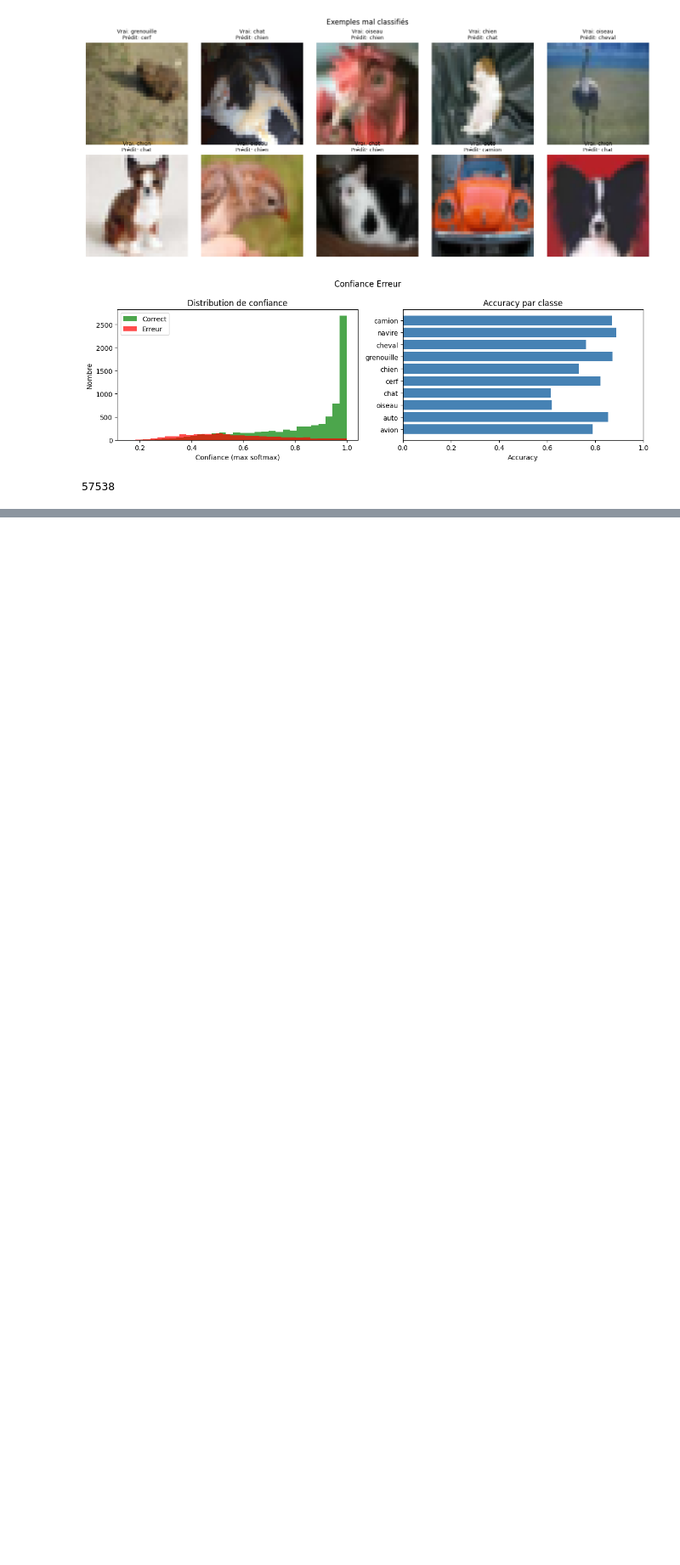
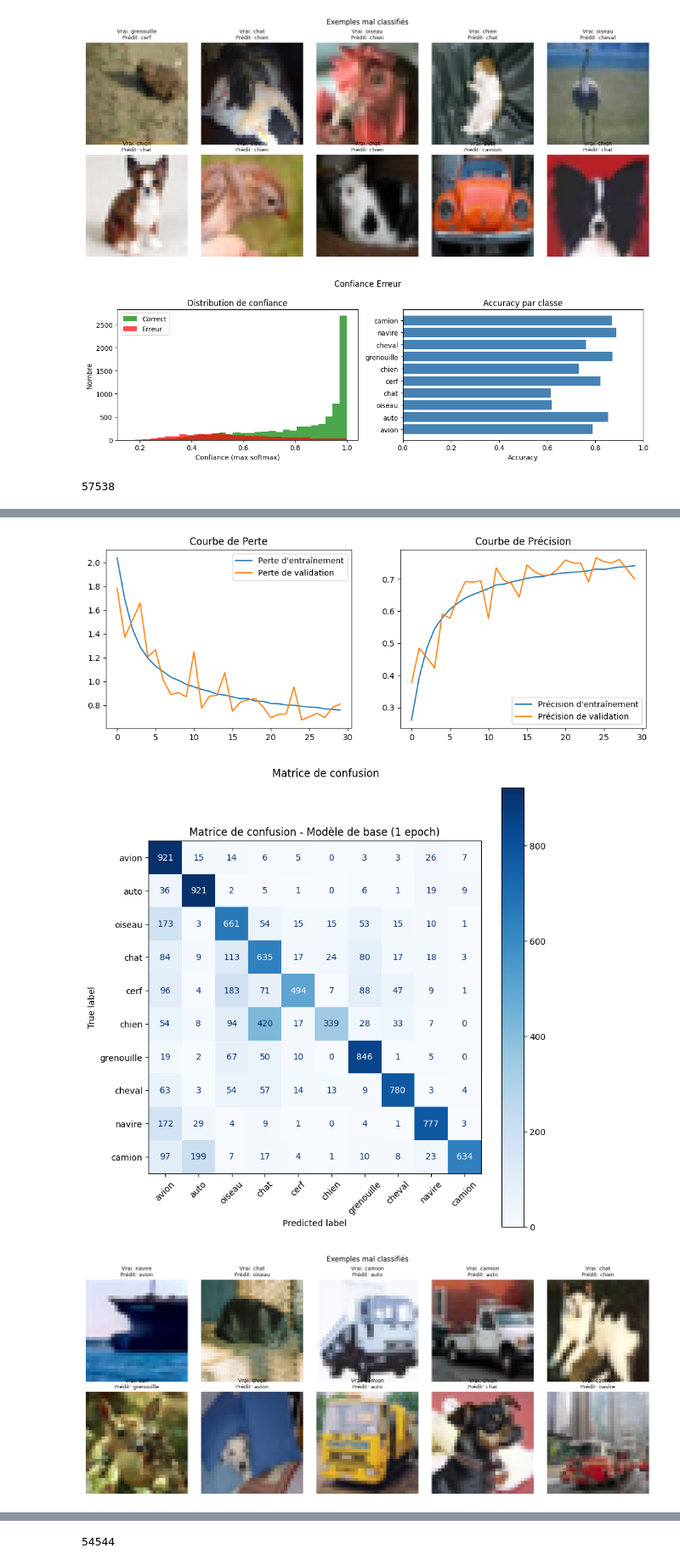
Before and after one commit to UQO-ML/concept-stat-projet-1, a Jupyter notebook: Devoir partie 2/DEVOIR Partie 2.ipynb, the cells around one changed output, grey strips where cells are left out. Shown at 85% size. Drawn from its saved outputs; the diff is of its cells as text; code cells hidden in the pictures; blank space fills up the shorter version.

```diff
--- a/Devoir partie 2/DEVOIR Partie 2.ipynb
+++ b/Devoir partie 2/DEVOIR Partie 2.ipynb
@@ -497,6 +568,12 @@ model.compile(
             metrics=['accuracy'])
 
 # Entraînement rapide pour test (les étudiants complèteront)
+callbacks = [
+    keras.callbacks.EarlyStopping(
+        monitor='val_loss', patience=10, restore_best_weights=True
+    )
+]
+
 history_fit = model.fit(x_train, y_train, epochs=30, batch_size=32, validation_data=(x_test, y_test))
 
 # Évaluation du modèle
@@ -517,3 +594,4 @@ classification_error_samples(y_pred, x_test, y_test)
 error_confidence(y_proba, y_pred, y_test)
 del y_proba, y_pred, history_fit, model
 gc.collect()
+# %% [output]
@@ -519,0 +615,3 @@ gc.collect()
+[figure, added]
+[figure, added]
+[figure, added]
@@ -520,3 +619,4 @@ gc.collect()
+54544
 # %%
 # Définition du modèle CNN avec :
 # - BatchNormalisation(use_bias=False),
```
Also changed, not shown: parts of 10 cells of this notebook.
